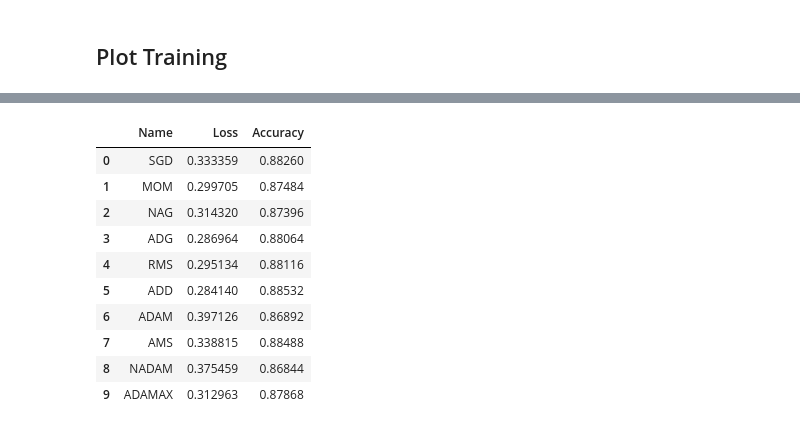
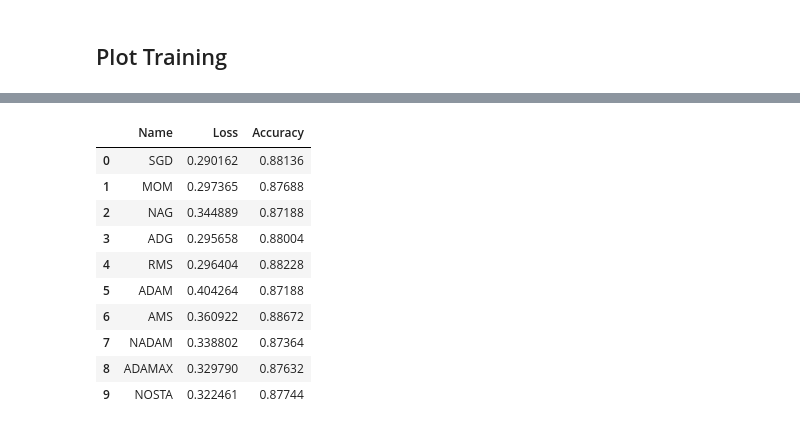
Before and after one commit to louislat/Advanced-ML-Project, a Jupyter notebook: ExperimentTextClassification.ipynb, the cells around one changed output, grey strips where cells are left out. Cells and saved outputs as stored; diff of their text form; code cells hidden in the pictures.

```diff
--- a/ExperimentTextClassification.ipynb
+++ b/ExperimentTextClassification.ipynb
@@ -38,7 +38,7 @@ partial_y_train = y_train[10000:]
 # %% [markdown]
 ## Model : Multi-Layer Perceptron
 # %%
-list_algo = ['SGD', 'MOM', 'NAG', 'ADG', 'RMS', 'ADD', 'ADAM', 'AMS', 'NADAM', 'ADAMAX']
+list_algo = ['SGD', 'MOM', 'NAG', 'ADG', 'RMS', 'ADAM', 'AMS', 'NADAM', 'ADAMAX', 'NOSTA']
 # %% [markdown]
 ## Performances of the Optimization Algorithms : IMDB Dataset
 # %%
@@ -49,7 +49,7 @@ nb_epochs = 50
 batch_size = 120
 batches_per_epoch = 100
 
-alpha = 0.5
+alpha = 0.05
 beta = 0.9
 epsilon = 1e-8
 
@@ -256,0 +240,8 @@ Loss test = 1.7655408382415771, Accuracy test = 0.8631200194358826
+# %%
+model_ConvNN = Net()
+L_nos, A_nos, lt_nos, at_nos = model_ConvNN.training_NOS(
+    binary_cross_entropy,
+    X_train, y_train, X_test, y_test,
+    nb_epochs, batch_size, batches_per_epoch, 0.005, 0.9, 1e-4, epsilon, verbose=True)
+n = np.argmax(at_nos)
+lt_nos, at_nos = lt_nos[n].detach().item(), at_nos[n].detach().item()
@@ -320,18 +322,18 @@ ax[1].legend()
 # %%
-list_test_loss = [lt_sgd, lt_mom, lt_nag, lt_adg, lt_rms, lt_add, lt_adam, lt_ams, lt_nadam, lt_adamax]
-list_test_accu = [at_sgd, at_mom, at_nag, at_adg, at_rms, at_add, at_adam, at_ams, at_nadam, at_adamax]
+list_test_loss = [lt_sgd, lt_mom, lt_nag, lt_adg, lt_rms, lt_adam, lt_ams, lt_nadam, lt_adamax, lt_nos]
+list_test_accu = [at_sgd, at_mom, at_nag, at_adg, at_rms, at_adam, at_ams, at_nadam, at_adamax, at_nos]
 dico = {'Name':list_algo, 'Loss':list_test_loss, 'Accuracy':list_test_accu}
 df_mnist = pd.DataFrame(dico)
 df_mnist
 # %% [output]
 |  | Name | Loss | Accuracy |
-| 0 | SGD | 0.333359 | 0.88260 |
-| 1 | MOM | 0.299705 | 0.87484 |
-| 2 | NAG | 0.314320 | 0.87396 |
-| 3 | ADG | 0.286964 | 0.88064 |
-| 4 | RMS | 0.295134 | 0.88116 |
-| 5 | ADD | 0.284140 | 0.88532 |
-| 6 | ADAM | 0.397126 | 0.86892 |
-| 7 | AMS | 0.338815 | 0.88488 |
-| 8 | NADAM | 0.375459 | 0.86844 |
-| 9 | ADAMAX | 0.312963 | 0.87868 |
+| 0 | SGD | 0.290162 | 0.88136 |
+| 1 | MOM | 0.297365 | 0.87688 |
+| 2 | NAG | 0.344889 | 0.87188 |
+| 3 | ADG | 0.295658 | 0.88004 |
+| 4 | RMS | 0.296404 | 0.88228 |
+| 5 | ADAM | 0.404264 | 0.87188 |
+| 6 | AMS | 0.360922 | 0.88672 |
+| 7 | NADAM | 0.338802 | 0.87364 |
+| 8 | ADAMAX | 0.329790 | 0.87632 |
+| 9 | NOSTA | 0.322461 | 0.87744 |
```
Also changed, not shown: parts of 17 cells of this notebook, 5 other files.
